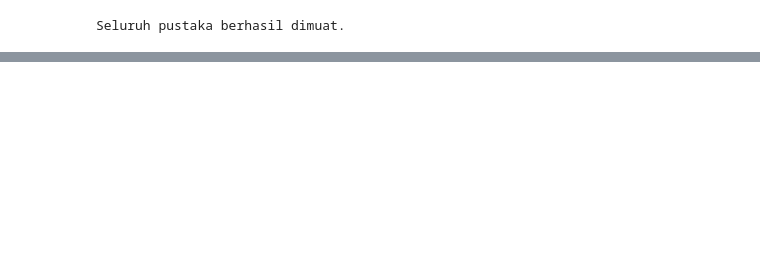
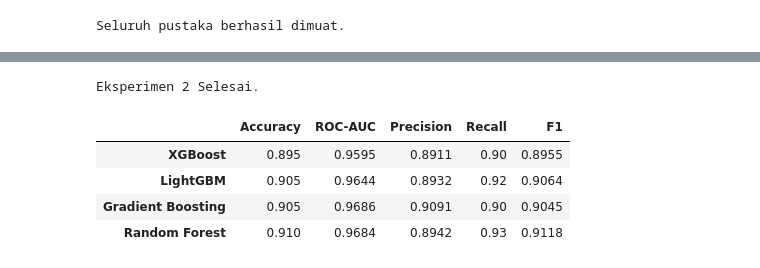
Before and after one commit to Alfaturachman/data-scientist-bnsp, a Jupyter notebook: diabetes/Diabetes_Prediction.ipynb, the cells around one changed output, grey strips where cells are left out. Cells and saved outputs as stored; diff of their text form; code cells hidden in the pictures; blank space fills up the shorter version.

```diff
--- a/diabetes/Diabetes_Prediction.ipynb
+++ b/diabetes/Diabetes_Prediction.ipynb
@@ -422,0 +394,46 @@ plt.show()
+# %%
+X_s2 = X.copy()
+for col in zero_cols:
+    X_s2[col] = X_s2[col].replace(0, np.nan)
+
+# Kebocoran Target Global (Replikasi metodologi jurnal)
+imputer_global = ClassConditionalMedianImputer(zero_cols)
+imputer_global.fit(X_s2, y)
+X_imp_global = imputer_global.transform(X_s2, y)
+X_eng_global = engineer_features(X_imp_global)
+
+scaler_global = StandardScaler()
+X_scaled_global = pd.DataFrame(scaler_global.fit_transform(X_eng_global), columns=X_eng_global.columns)
+
+# Melakukan resampling SMOTE secara global sebelum split (leakage fatal)
+smote_global = SMOTE(random_state=42)
+X_res_global, y_res_global = smote_global.fit_resample(X_scaled_global, y)
+
+# Split data setelah preprocessing global
+X_train_s2, X_test_s2, y_train_s2, y_test_s2 = train_test_split(
+    X_res_global, y_res_global, test_size=0.20, random_state=42, stratify=y_res_global
+)
+
+# Tanpa class_weight — replikasi bias leakage
+indiv_models_s2 = {
+    'XGBoost': XGBClassifier(random_state=42, eval_metric='logloss'),
+    'LightGBM': LGBMClassifier(random_state=42, verbose=-1),
+    'Gradient Boosting': GradientBoostingClassifier(random_state=42),
+    'Random Forest': RandomForestClassifier(random_state=42),
+}
+results_s2 = {}
+for mname, clf in indiv_models_s2.items():
+    clf.fit(X_train_s2, y_train_s2)
+    yp = clf.predict(X_test_s2)
+    ypr = clf.predict_proba(X_test_s2)[:, 1]
+    results_s2[mname] = {'Accuracy': accuracy_score(y_test_s2, yp), 'ROC-AUC': roc_auc_score(y_test_s2, ypr),
+                         'Precision': precision_score(y_test_s2, yp), 'Recall': recall_score(y_test_s2, yp), 'F1': f1_score(y_test_s2, yp)}
+print('Eksperimen 2 Selesai.')
+pd.DataFrame(results_s2).T.round(4)
+# %% [output]
+Eksperimen 2 Selesai.
+|  | Accuracy | ROC-AUC | Precision | Recall | F1 |
+| XGBoost | 0.895 | 0.9595 | 0.8911 | 0.90 | 0.8955 |
+| LightGBM | 0.905 | 0.9644 | 0.8932 | 0.92 | 0.9064 |
+| Gradient Boosting | 0.905 | 0.9686 | 0.9091 | 0.90 | 0.9045 |
+| Random Forest | 0.910 | 0.9684 | 0.8942 | 0.93 | 0.9118 |
```
Also changed, not shown: parts of 43 cells of this notebook, 8 other files.
